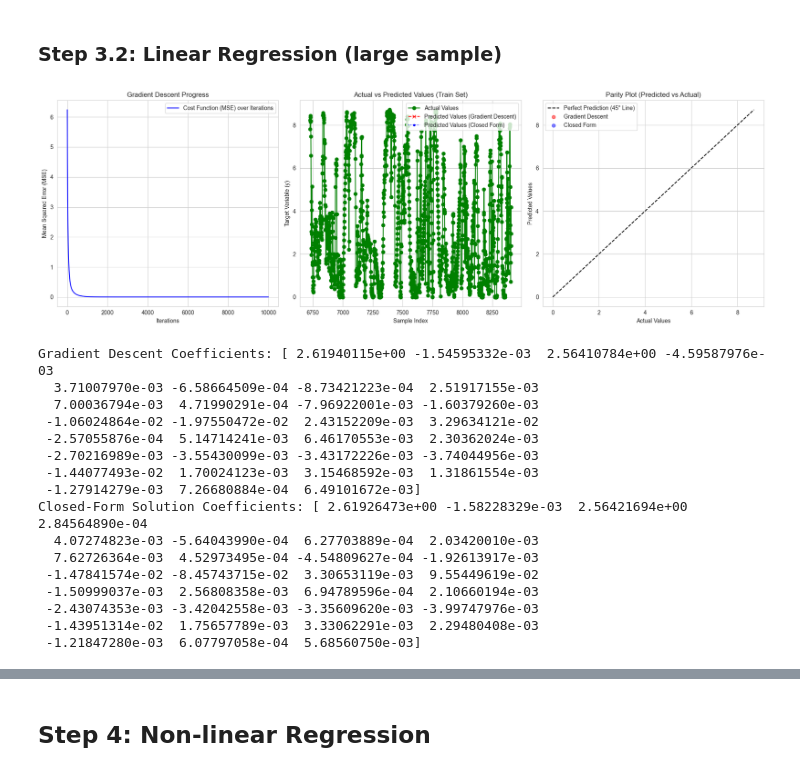
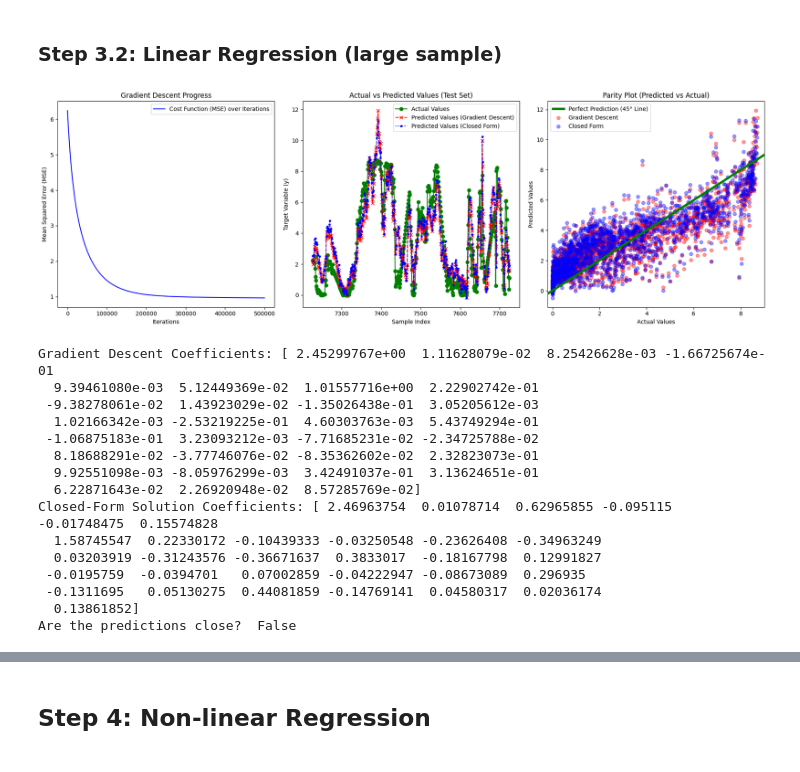
Before and after one commit to Max-f123/Machine_Learning_in_Energy_Systems, a Jupyter notebook: Test 21.ipynb, the cells around one changed output, grey strips where cells are left out. Cells and saved outputs as stored; diff of their text form; code cells hidden in the pictures.

```diff
--- a/Test 21.ipynb
+++ b/Test 21.ipynb
@@ -32,7 +32,7 @@ network['ts'] = pd.to_datetime(network['ts'])
 
 # Resample network_manager data to hourly intervals (average the data)
 network = network.set_index('ts')
-network = network.resample('H').mean()
+network = network.resample('h').mean()
 network.reset_index(inplace=True)
 # %% [markdown]
 ## Step 2: Data Handling
@@ -227,7 +232,7 @@ data['Month'] = data['ts'].dt.month
 Cut down the data as weather_observation starts **15/01/2021** and ends **31/12/2021**?
 # %%
 # Exclude all before 15/01/2021 for data
-start = pd.to_datetime('2021-01-15 00:00:00')
+start = pd.to_datetime('2021-01-15 16:00:00')
 data = data[data['ts'] >= start]
 # Exclude all after 31/12/2021 for data
 data = data[data['ts'] <= end]
@@ -573,17 +596,21 @@ Closed-Form Solution Coefficients: [ 6.30581420e-01  1.56785051e-01  2.56019662e
 Are the predictions close?  False
 # %% [markdown]
 ### Step 3.2: Linear Regression (large sample)
+# %%
+# Closed-Form Solution (Normal Equation)
+theta_best_full = ClosedFormSolution(X_train, y_train) # Compute on the train data
+X_b_full = np.c_[np.ones((X_test.shape[0], 1)), X_test] # Predictions on the test / unseen data!
+y_test_pred_closed_form = X_b_full.dot(theta_best_full)
+
+# Train using Gradient Descent on full dataset
+gd_model = LinearRegressionGD(learning_rate=0.00001, n_iterations=500000)
+gd_model.fit(X_train, y_train) # Compute on the train data
+y_test_pred_gd = gd_model.predict(X_test) # Predictions on the test / unseen data!
+
+# Convert predictions to pandas Series with y_test's original index
+y_test_pred_closed_form = pd.Series(y_test_pred_closed_form, index=y_test.index)
+y_test_pred_gd = pd.Series(y_test_pred_gd, index=y_test.index)
 # %%
-# Closed-Form Solution (Normal Equation)
-theta_best_full = ClosedFormSolution(X_train, y_train) # Compute on the train data
-X_b_full = np.c_[np.ones((X_test.shape[0], 1)), X_test] # Predictions on the test / unseen data!
-y_test_pred_closed_form = X_b_full.dot(theta_best_full)
-
-# Train using Gradient Descent on full dataset
-gd_model = LinearRegressionGD(learning_rate=0.01, n_iterations=10000)  # You can increase iterations if needed
-gd_model.fit(X_train, y_train) # Compute on the train data
-y_test_pred_gd = gd_model.predict(X_test) # Predictions on the test / unseen data!
-
 # Create a figure with three subplots side by side
 fig, axs = plt.subplots(1, 3, figsize=(18, 6))  # 1 row, 3 columns
 
@@ -595,55 +622,55 @@ axs[0].set_title('Gradient Descent Progress')
 axs[0].legend()
 
 # Subplot 2: Actual vs Predicted values for both methods
-axs[1].plot(y_test, label='Actual Values', marker='o', color='g')
-axs[1].plot(y_test_pred_gd, label='Predicted Values (Gradient Descent)', marker='x', linestyle='--', color='r')
-axs[1].plot(y_test_pred_closed_form, label='Predicted Values (Closed Form)', marker='.', linestyle=':', color='b')
+axs[1].plot(y_test[500:1000], label='Actual Values', marker='o', color='g')
+axs[1].plot(y_test_pred_gd[500:1000], label='Predicted Values (Gradient Descent)', marker='x', linestyle='--', color='r')
+axs[1].plot(y_test_pred_closed_form[500:1000], label='Predicted Values (Closed Form)', marker='.', linestyle=':', color='b')
 axs[1].set_xlabel('Sample Index')
 axs[1].set_ylabel('Target Variable (y)')
-axs[1].set_title('Actual vs Predicted Values (Train Set)')
+axs[1].set_title('Actual vs Predicted Values (Test Set)')
 axs[1].legend()
 
 # Subplot 3: Parity plot for both methods (Predicted vs Actual with 45-degree line)
 min_val = min(y_test.min(), y_test_pred_gd.min(), y_test_pred_closed_form.min())
 max_val = max(y_test.max(), y_test_pred_gd.max(), y_test_pred_closed_form.max())
 
 # Add the 45-degree perfect prediction line
-axs[2].plot([min_val, max_val], [min_val, max_val], 'k--', label='Perfect Prediction (45° Line)')
+axs[2].plot([min_val, max_val], [min_val, max_val], label='Perfect Prediction (45° Line)', linestyle='-', linewidth=4 ,color='g')
 # Scatter plot for Gradient Descent predictions
-axs[2].scatter(y_test, y_test_pred_gd, label='Gradient Descent', color='r', alpha=0.5)
+axs[2].scatter(y_test, y_test_pred_gd, label='Gradient Descent', color='r', alpha=0.4)
 # Scatter plot for Closed-Form predictions
-axs[2].scatter(y_test, y_test_pred_closed_form, label='Closed Form', color='b', alpha=0.5)
+axs[2].scatter(y_test, y_test_pred_closed_form, label='Closed Form', color='b', alpha=0.4)
 
+axs[2].set_xlim(-0.2,9)
 axs[2].set_xlabel('Actual Values')
 axs[2].set_ylabel('Predicted Values')
 axs[2].set_title('Parity Plot (Predicted vs Actual)')
 axs[2].legend()
 
 # Adjust layout for better spacing
 plt.tight_layout()
 plt.show()
 
 # Output the coefficients for both methods
 print("Gradient Descent Coefficients:", gd_model.theta)
 print("Closed-Form Solution Coefficients:", theta_best_full)
 
 # Compare the predictions and check if they are close
-# print("Are the predictions close? ", np.allclose(y_train_pred_gd, y_train_pred_closed_form))
+print("Are the predictions close? ", np.allclose(y_test_pred_gd, y_test_pred_closed_form))
 # %% [output]
-[figure, old version]
+[figure, new version]
-Gradient Descent Coefficients: [ 2.61940115e+00 -1.54595332e-03  2.56410784e+00 -4.59587976e-03
-  3.71007970e-03 -6.58664509e-04 -8.73421223e-04  2.51917155e-03
-  7.00036794e-03  4.71990291e-04 -7.96922001e-03 -1.60379260e-03
- -1.06024864e-02 -1.97550472e-02  2.43152209e-03  3.29634121e-02
- -2.57055876e-04  5.14714241e-03  6.46170553e-03  2.30362024e-03
- -2.70216989e-03 -3.55430099e-03 -3.43172226e-03 -3.74044956e-03
- -1.44077493e-02  1.70024123e-03  3.15468592e-03  1.31861554e-03
- -1.27914279e-03  7.26680884e-04  6.49101672e-03]
-Closed-Form Solution Coefficients: [ 2.61926473e+00 -1.58228329e-03  2.56421694e+00  2.84564890e-04
-  4.07274823e-03 -5.64043990e-04  6.27703889e-04  2.03420010e-03
-  7.62726364e-03  4.52973495e-04 -4.54809627e-04 -1.92613917e-03
- -1.47841574e-02 -8.45743715e-02  3.30653119e-03  9.55449619e-02
- -1.50999037e-03  2.56808358e-03  6.94789596e-04  2.10660194e-03
- -2.43074353e-03 -3.42042558e-03 -3.35609620e-03 -3.99747976e-03
- -1.43951314e-02  1.75657789e-03  3.33062291e-03  2.29480408e-03
- -1.21847280e-03  6.07797058e-04  5.68560750e-03]
+Gradient Descent Coefficients: [ 2.45299767e+00  1.11628079e-02  8.25426628e-03 -1.66725674e-01
+  9.39461080e-03  5.12449369e-02  1.01557716e+00  2.22902742e-01
+ -9.38278061e-02  1.43923029e-02 -1.35026438e-01  3.05205612e-03
+  1.02166342e-03 -2.53219225e-01  4.60303763e-03  5.43749294e-01
+ -1.06875183e-01  3.23093212e-03 -7.71685231e-02 -2.34725788e-02
+  8.18688291e-02 -3.77746076e-02 -8.35362602e-02  2.32823073e-01
+  9.92551098e-03 -8.05976299e-03  3.42491037e-01  3.13624651e-01
+  6.22871643e-02  2.26920948e-02  8.57285769e-02]
+Closed-Form Solution Coefficients: [ 2.46963754  0.01078714  0.62965855 -0.095115   -0.01748475  0.15574828
+  1.58745547  0.22330172 -0.10439333 -0.03250548 -0.23626408 -0.34963249
+  0.03203919 -0.31243576 -0.36671637  0.3833017  -0.18167798  0.12991827
+ -0.0195759  -0.0394701   0.07002859 -0.04222947 -0.08673089  0.296935
+ -0.1311695   0.05130275  0.44081859 -0.14769141  0.04580317  0.02036174
+  0.13861852]
+Are the predictions close?  False
```
Also changed, not shown: parts of 40 cells of this notebook.
